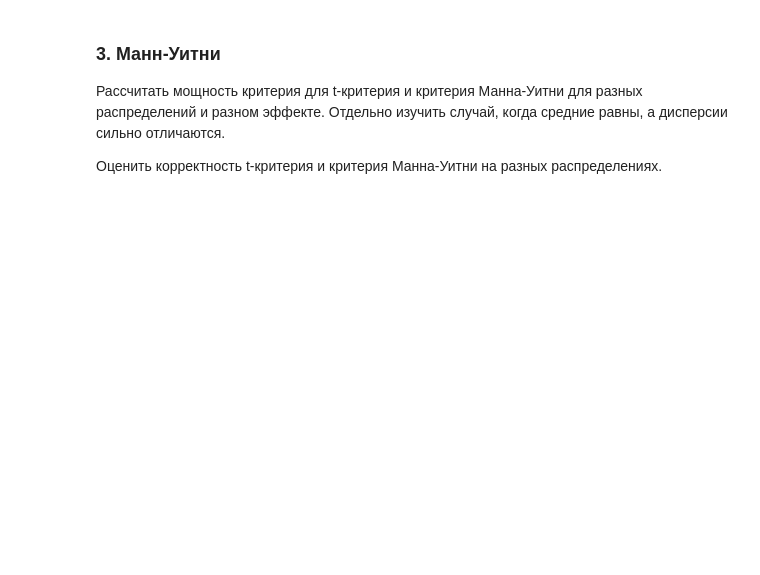
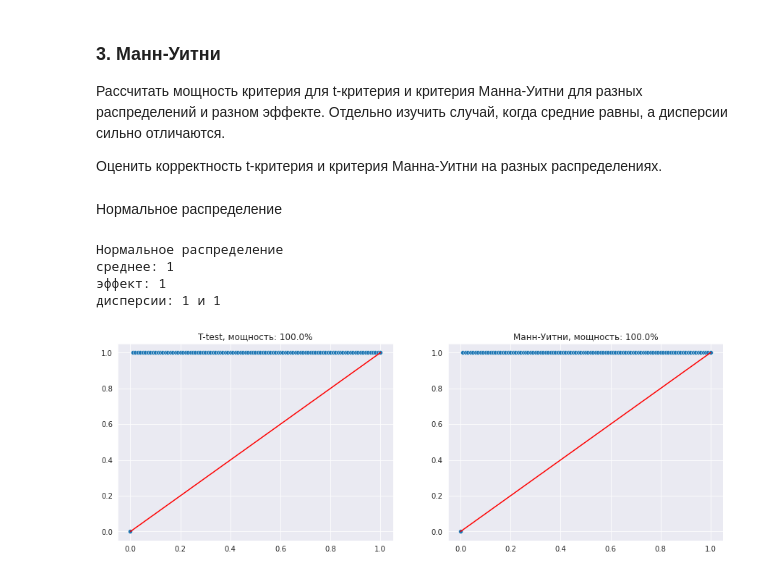
Before and after one commit to Naumenko-KM/MADE_2_AB, a Jupyter notebook: HWs /2.ipynb, the cells around one changed output. Cells and saved outputs as stored; diff of their text form; code cells hidden in the pictures; blank space fills up the shorter version.

```diff
--- a/HWs /2.ipynb
+++ b/HWs /2.ipynb
@@ -250,7 +249,18 @@ def power_and_correctness(params):
     sns.scatterplot(x=x, y=probs_mw, ax=axs[1])
     sns.lineplot(x=x, y=x, color='r', ax=axs[1]);
     axs[1].set_title(f'Манн-Уитни, мощность: {power_mw:.4}%')
+# %% [markdown]
+Нормальное распределение
 # %%
-params = ('Нормальное распределение', 1, 5, 1, 1)
-print(f'{params[0]}, среднее: {params[1]}, эффект: {params[2] - params[1]}, дисперсии: {params[3]} и {params[4]}')
+params = ('Нормальное распределение', 1, 2, 1, 1)
+print(f'{params[0]}')
+print(f'среднее: {params[1]}')
+print(f'эффект: {params[2] - params[1]}')
+print(f'дисперсии: {params[3]} и {params[4]}')
 power_and_correctness(params)
+# %% [output]
+Нормальное распределение
+среднее: 1
+эффект: 1
+дисперсии: 1 и 1
+[figure, added]
```
Also changed, not shown: parts of 26 cells of this notebook, 6 other files.
